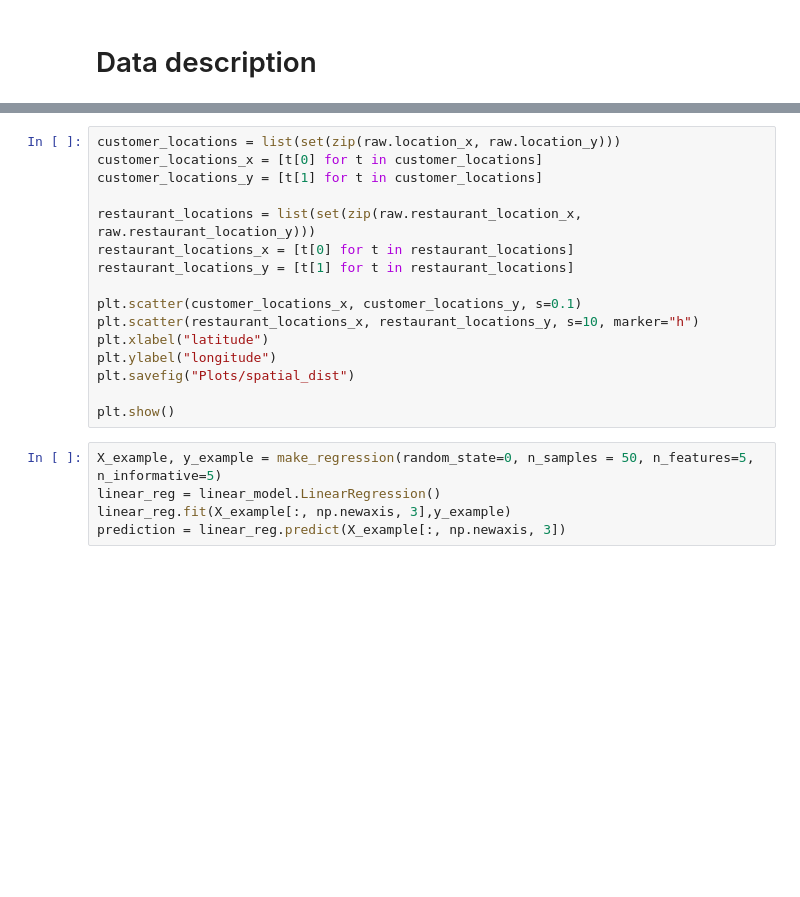
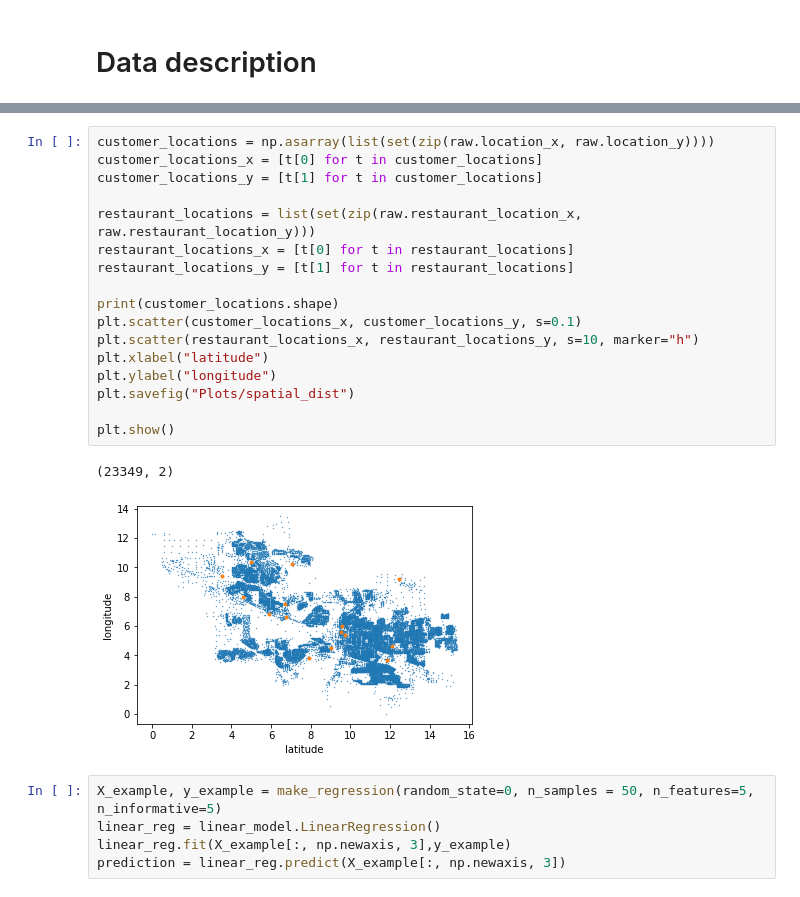
Before and after one commit to geezah/BachelorThesis, a Jupyter notebook: Implementation/CompStudy.ipynb, the cells around one changed output, grey strips where cells are left out. Drawn from its saved outputs; the diff is of its cells as text; blank space fills up the shorter version.

```diff
--- a/Implementation/CompStudy.ipynb
+++ b/Implementation/CompStudy.ipynb
@@ -188,19 +189,23 @@ sns.displot(raw["atd"]-raw["etd"],
 # %%
-customer_locations = list(set(zip(raw.location_x, raw.location_y)))
+customer_locations = np.asarray(list(set(zip(raw.location_x, raw.location_y))))
 customer_locations_x = [t[0] for t in customer_locations]
 customer_locations_y = [t[1] for t in customer_locations]
 
 restaurant_locations = list(set(zip(raw.restaurant_location_x, raw.restaurant_location_y)))
 restaurant_locations_x = [t[0] for t in restaurant_locations]
 restaurant_locations_y = [t[1] for t in restaurant_locations]
 
+print(customer_locations.shape)
 plt.scatter(customer_locations_x, customer_locations_y, s=0.1)
 plt.scatter(restaurant_locations_x, restaurant_locations_y, s=10, marker="h")
 plt.xlabel("latitude")
 plt.ylabel("longitude")
 plt.savefig("Plots/spatial_dist")
 
 plt.show()
+# %% [output]
+(23349, 2)
+[figure, added]
 # %%
 X_example, y_example = make_regression(random_state=0, n_samples = 50, n_features=5, n_informative=5)
 linear_reg = linear_model.LinearRegression()
```
Also changed, not shown: parts of 21 cells of this notebook, 10 other files.
